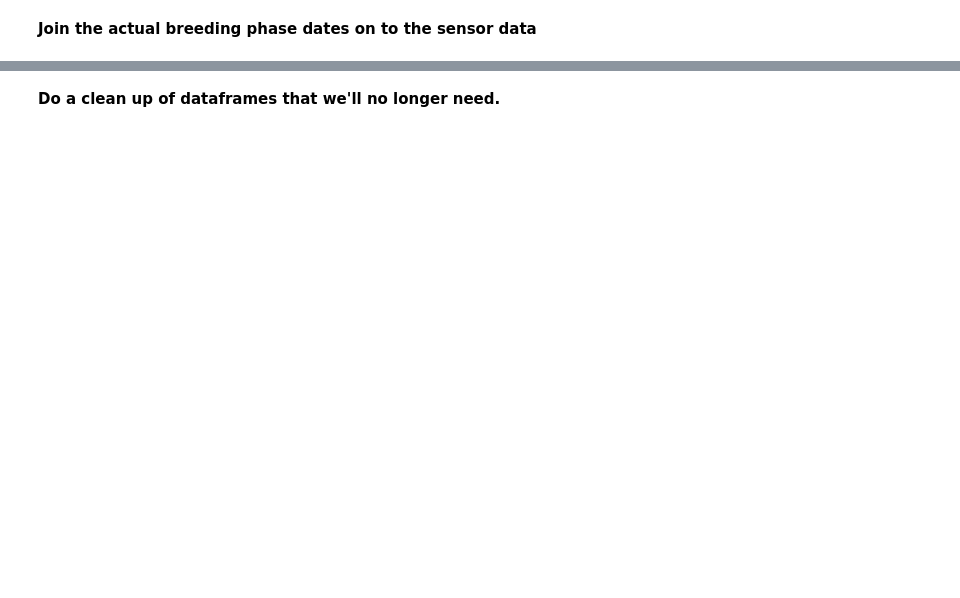
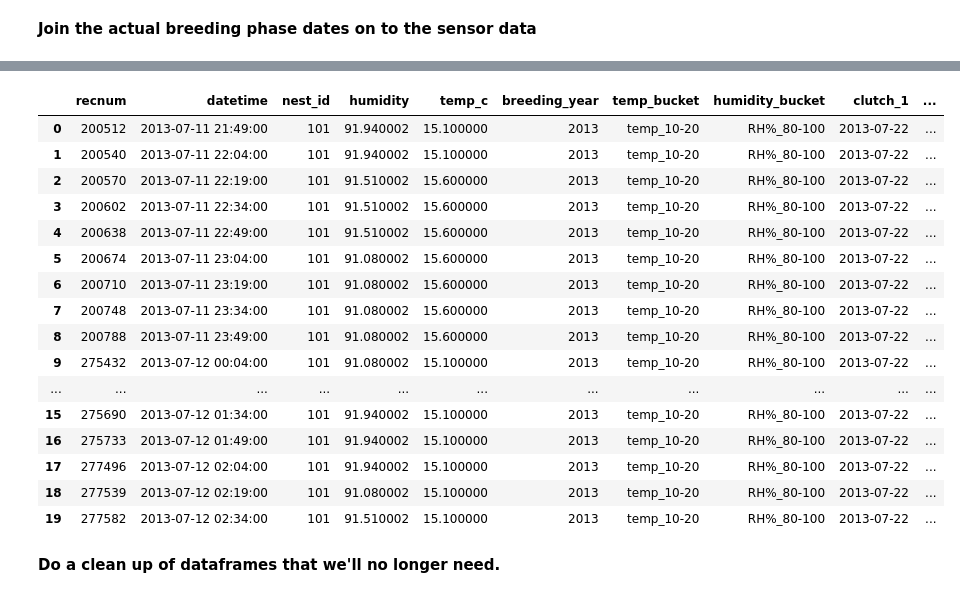
Before and after one commit to samdavey/penguins, a Jupyter notebook: A_load_and_combine_data.ipynb, the cells around one changed output, grey strips where cells are left out. Cells and saved outputs as stored; diff of their text form; code cells hidden in the pictures; blank space fills up the shorter version.

```diff
--- a/A_load_and_combine_data.ipynb
+++ b/A_load_and_combine_data.ipynb
@@ -870,0 +740,17 @@ Thu Jan 26 21:13:59 2017 - Written ./output/A_load_and_combine_data/df_clutch_pi
+# %%
+# fledge_date
+log(' Creating a table for the fledge dates...')
+# is either the date that the chicks were of age and no longer observed in the nest, or were observed dead
+# get the observation date (select columns) where there is a fledge flag
+gb_fledge_date = df_breeding[['nest_id', 'breeding_year', 'clutch', 'observation_date',
+                              'ChicksAlive', 'ChicksDead', 'ChicksFledge']].fillna(0)
+gb_fledge_date['dead_or_fledged'] = gb_fledge_date.apply(lambda row: row['ChicksFledge'] > 0
+                                                         or (row['ChicksDead'] > 0 and row['ChicksAlive'] == 0), axis=1)
+gb_fledge_date = gb_fledge_date.query('dead_or_fledged')
+# get the min obs date, which is the earliest fledge recording (per clutch)
+gb_fledge_date = gb_fledge_date[['nest_id', 'breeding_year', 'clutch', 'observation_date'
+                                ]].groupby(['nest_id', 'breeding_year', 'clutch']).min().reset_index()
+# rename the obs date
+gb_fledge_date.rename(columns={'observation_date': 'dead_or_fledge_date'}, inplace=True)
+write_temp_file(gb_fledge_date, './output/A_load_and_combine_data/gb_fledge_date.csv', 'gb_fledge_date')
+log(' Done.')
@@ -870,0 +802,19 @@ Thu Jan 26 21:13:59 2017 - Written ./output/A_load_and_combine_data/df_clutch_pi
+# %%
+log(' Pivot breeding data to get the clutch dates...')
+# get the required cols
+df_clutch_pivot = gb_lay_date[['nest_id', 'breeding_year', 'clutch', 'egg_lay_date']].copy()
+# we have to combine the index (because pivot() does not like a multi-index) and then split it apart a few steps later
+df_clutch_pivot['nestyear'] = df_clutch_pivot['nest_id'] + '-' + (df_clutch_pivot['breeding_year'].apply(lambda x: str(int(x))))
+# drop the old index fields
+df_clutch_pivot = df_clutch_pivot[['nestyear', 'clutch', 'egg_lay_date']]
+# do the pivot to get the (up to three) clutch dates per nest and year
+df_clutch_pivot = df_clutch_pivot.pivot(index='nestyear', columns='clutch')['egg_lay_date'].reset_index()
+
+# rename and restore the indexes
+df_clutch_pivot.rename(columns={1.0: 'clutch_1', 2.0: 'clutch_2', 3.0: 'clutch_3'}, inplace=True)
+df_clutch_pivot['nest_id'] = df_clutch_pivot['nestyear'].apply(lambda x: x.split('-')[0])
+df_clutch_pivot['breeding_year'] = df_clutch_pivot['nestyear'].apply(lambda x: float(x.split('-')[1]))
+df_clutch_pivot = df_clutch_pivot[['nest_id', 'breeding_year', 'clutch_1', 'clutch_2', 'clutch_3']]
+write_temp_file(df_clutch_pivot, './output/A_load_and_combine_data/df_clutch_pivot.csv', 'df_clutch_pivot')
+log(' Done.')
+log('Done.')
@@ -916,14 +884,14 @@ Thu Jan 26 21:18:26 2017 - Written ./output/A_load_and_combine_data/df_sensor_cl
 # %% [markdown]
 **Join the actual breeding phase dates on to the sensor data**
 # %%
-print('{0} - Join the phase dates on to the sensor data.'.format(str(time.ctime())), flush=True)
+log('Join the phase dates on to the sensor data.')
 df_sensor_phase = pd.merge(left=df_sensor_clutch,
                         right=df_phase_dates,
                         how='left',
                         left_on=['nest_id', 'breeding_year', 'clutch_number'], # same key names: don't need to specify R and L
-                        right_on=['nest_id', 'year', 'clutch'], # same key names: don't need to specify R and L
+                        right_on=['nest_id', 'breeding_year', 'clutch'], # same key names: don't need to specify R and L
                         sort=True # for efficiency do/not sort the df first
 #                             suffixes=['_temp', '_humd']
                         )
-print('{0} - Done. Rows: {1:,}'.format(str(time.ctime()), len(df_sensor_phase)), flush=True)
+log('Done. Rows: {0:,}'.format(len(df_sensor_phase)))
 # %% [output]
@@ -932,3 +1054,23 @@ Thu Jan 26 21:18:28 2017 - Done. Rows: 2,173,738
+# %%
+df_sensor_phase.head(20)
+# %% [output]
+|  | recnum | datetime | nest_id | humidity | temp_c | breeding_year | temp_bucket | humidity_bucket | clutch_1 | ... |
+| 0 | 200512 | 2013-07-11 21:49:00 | 101 | 91.940002 | 15.100000 | 2013 | temp_10-20 | RH%_80-100 | 2013-07-22 | ... |
+| 1 | 200540 | 2013-07-11 22:04:00 | 101 | 91.940002 | 15.100000 | 2013 | temp_10-20 | RH%_80-100 | 2013-07-22 | ... |
+| 2 | 200570 | 2013-07-11 22:19:00 | 101 | 91.510002 | 15.600000 | 2013 | temp_10-20 | RH%_80-100 | 2013-07-22 | ... |
+| 3 | 200602 | 2013-07-11 22:34:00 | 101 | 91.510002 | 15.600000 | 2013 | temp_10-20 | RH%_80-100 | 2013-07-22 | ... |
+| 4 | 200638 | 2013-07-11 22:49:00 | 101 | 91.510002 | 15.600000 | 2013 | temp_10-20 | RH%_80-100 | 2013-07-22 | ... |
+| 5 | 200674 | 2013-07-11 23:04:00 | 101 | 91.080002 | 15.600000 | 2013 | temp_10-20 | RH%_80-100 | 2013-07-22 | ... |
+| 6 | 200710 | 2013-07-11 23:19:00 | 101 | 91.080002 | 15.600000 | 2013 | temp_10-20 | RH%_80-100 | 2013-07-22 | ... |
+| 7 | 200748 | 2013-07-11 23:34:00 | 101 | 91.080002 | 15.600000 | 2013 | temp_10-20 | RH%_80-100 | 2013-07-22 | ... |
+| 8 | 200788 | 2013-07-11 23:49:00 | 101 | 91.080002 | 15.600000 | 2013 | temp_10-20 | RH%_80-100 | 2013-07-22 | ... |
+| 9 | 275432 | 2013-07-12 00:04:00 | 101 | 91.080002 | 15.100000 | 2013 | temp_10-20 | RH%_80-100 | 2013-07-22 | ... |
+| ... | ... | ... | ... | ... | ... | ... | ... | ... | ... | ... |
+| 15 | 275690 | 2013-07-12 01:34:00 | 101 | 91.940002 | 15.100000 | 2013 | temp_10-20 | RH%_80-100 | 2013-07-22 | ... |
+| 16 | 275733 | 2013-07-12 01:49:00 | 101 | 91.940002 | 15.100000 | 2013 | temp_10-20 | RH%_80-100 | 2013-07-22 | ... |
+| 17 | 277496 | 2013-07-12 02:04:00 | 101 | 91.940002 | 15.100000 | 2013 | temp_10-20 | RH%_80-100 | 2013-07-22 | ... |
+| 18 | 277539 | 2013-07-12 02:19:00 | 101 | 91.080002 | 15.100000 | 2013 | temp_10-20 | RH%_80-100 | 2013-07-22 | ... |
+| 19 | 277582 | 2013-07-12 02:34:00 | 101 | 91.510002 | 15.100000 | 2013 | temp_10-20 | RH%_80-100 | 2013-07-22 | ... |
 # %% [markdown]
 **Do a clean up of dataframes that we'll no longer need.**
 # %%
```
Also changed, not shown: parts of 56 cells of this notebook, 2 other files.
